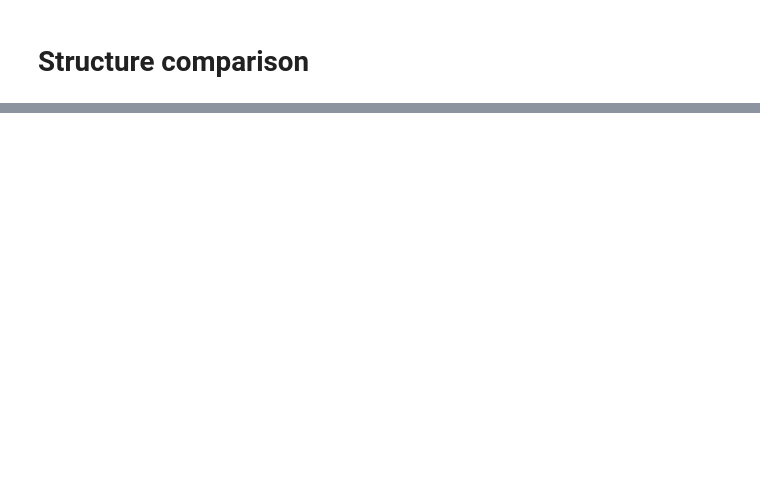
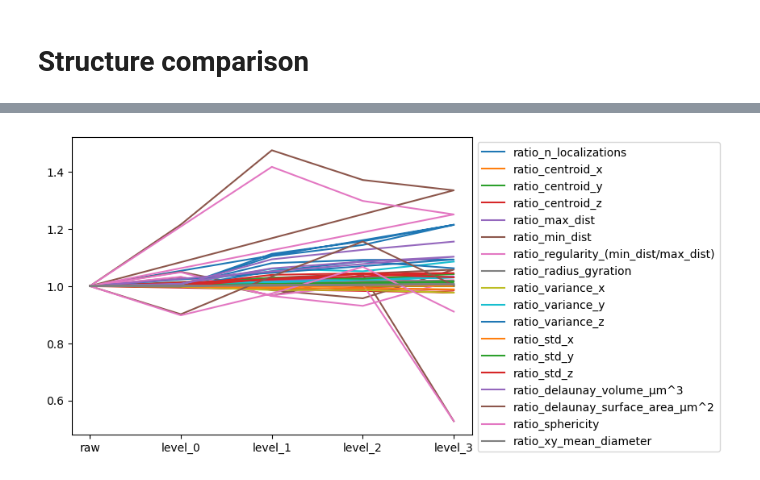
Before and after one commit to dgound/SPARZ, a Jupyter notebook: extra_code/plot_figure_3.ipynb, the cells around one changed output, grey strips where cells are left out. Drawn from its saved outputs; the diff is of its cells as text; code cells hidden in the pictures; blank space fills up the shorter version.

```diff
--- a/extra_code/plot_figure_3.ipynb
+++ b/extra_code/plot_figure_3.ipynb
@@ -335,0 +551,22 @@ plt.show()
+# %%
+import pandas as pd
+ratio_df = pd.DataFrame()
+
+# Calculate the ratio change of all metrics compared to 'raw' for each cluster
+for i in df['cluster'].unique():
+    cluster_df = df[df['cluster'] == i].copy()  # Make a copy to avoid the warning
+    raw_values = cluster_df[cluster_df['condition'] == 'raw'].iloc[0]
+
+    for j in cluster_df.columns:
+        if j not in ['cluster', 'condition', 'label_id']:  # Skip non-metric columns
+            cluster_df.loc[:, f'ratio_{j}'] = cluster_df[j] / raw_values[j]
+
+    ratio_df = pd.concat([ratio_df, cluster_df], ignore_index=True)
+
+ratio_df['cluster'] = df['cluster'].reset_index(drop=True)
+
+ratio_columns = [col for col in ratio_df.columns if 'ratio' in col]
+ratio_columns.append('cluster')
+ratio_columns.append('condition')
+ratio_df = ratio_df[ratio_columns]
+ratio_df
@@ -335,0 +598,24 @@ plt.show()
+# %%
+# plot the ratio of each metric for each cluster as a function of the condition
+import seaborn as sns
+import matplotlib.pyplot as plt
+
+# Define the metrics to plot
+# metrics = ratio_df.columns
+metrics = [ 'ratio_n_localizations', #'radius_gyration',
+       'ratio_centroid_x', 'ratio_centroid_y', 'ratio_centroid_z',
+       'ratio_max_dist', 'ratio_min_dist',
+       'ratio_regularity_(min_dist/max_dist)', 'ratio_radius_gyration',
+       'ratio_variance_x', 'ratio_variance_y', 'ratio_variance_z',
+       'ratio_std_x', 'ratio_std_y', 'ratio_std_z',
+       'ratio_delaunay_volume_μm^3', 'ratio_delaunay_surface_area_μm^2',
+       'ratio_sphericity', 'ratio_xy_mean_diameter']
+
+for metric in metrics:
+    if 'ratio' in metric:
+        plt.plot(ratio_df['condition'], ratio_df[metric], label=metric)
+
+plt.legend(bbox_to_anchor=(1 ,1))
+plt.show()
+# %% [output]
+[figure, added]
```
Also changed, not shown: parts of 14 cells of this notebook, 3 other files.
